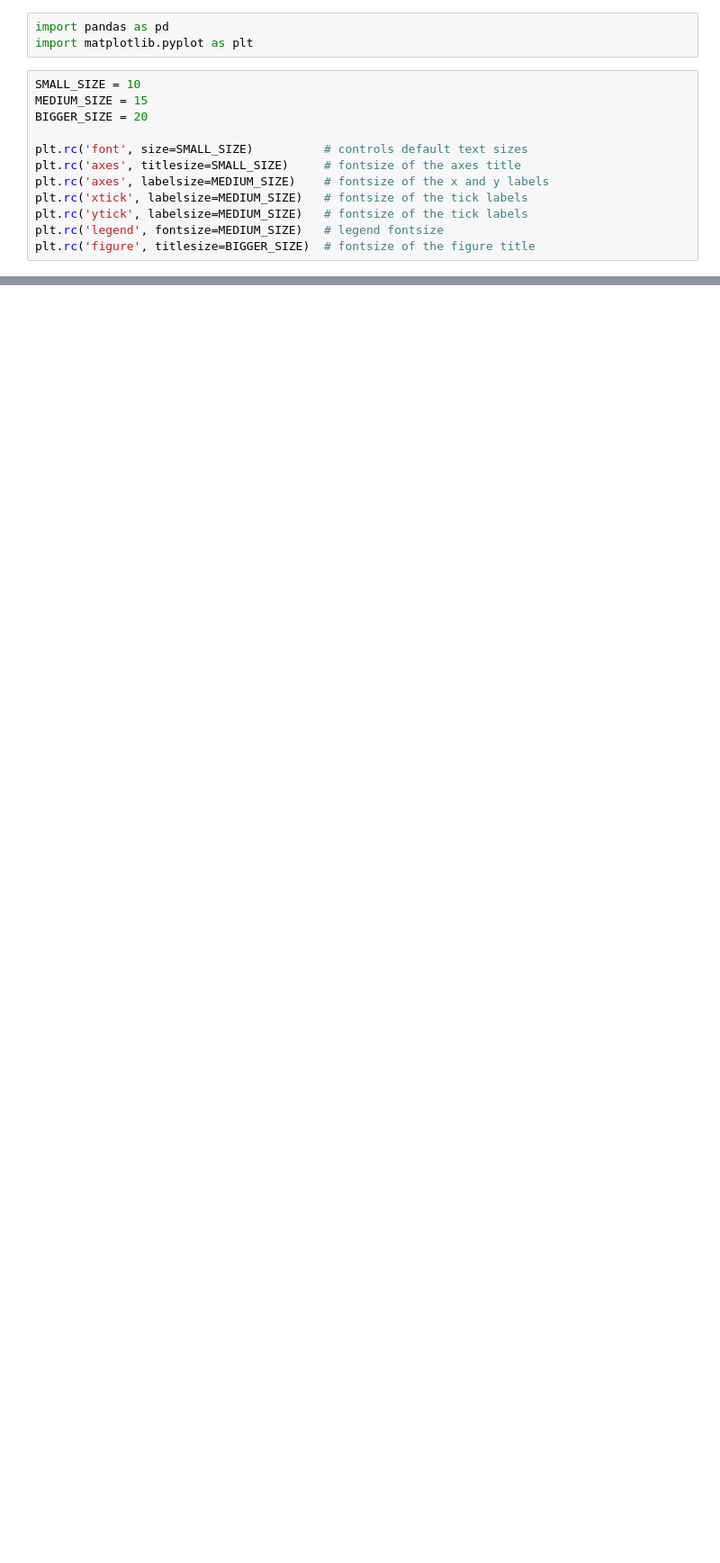
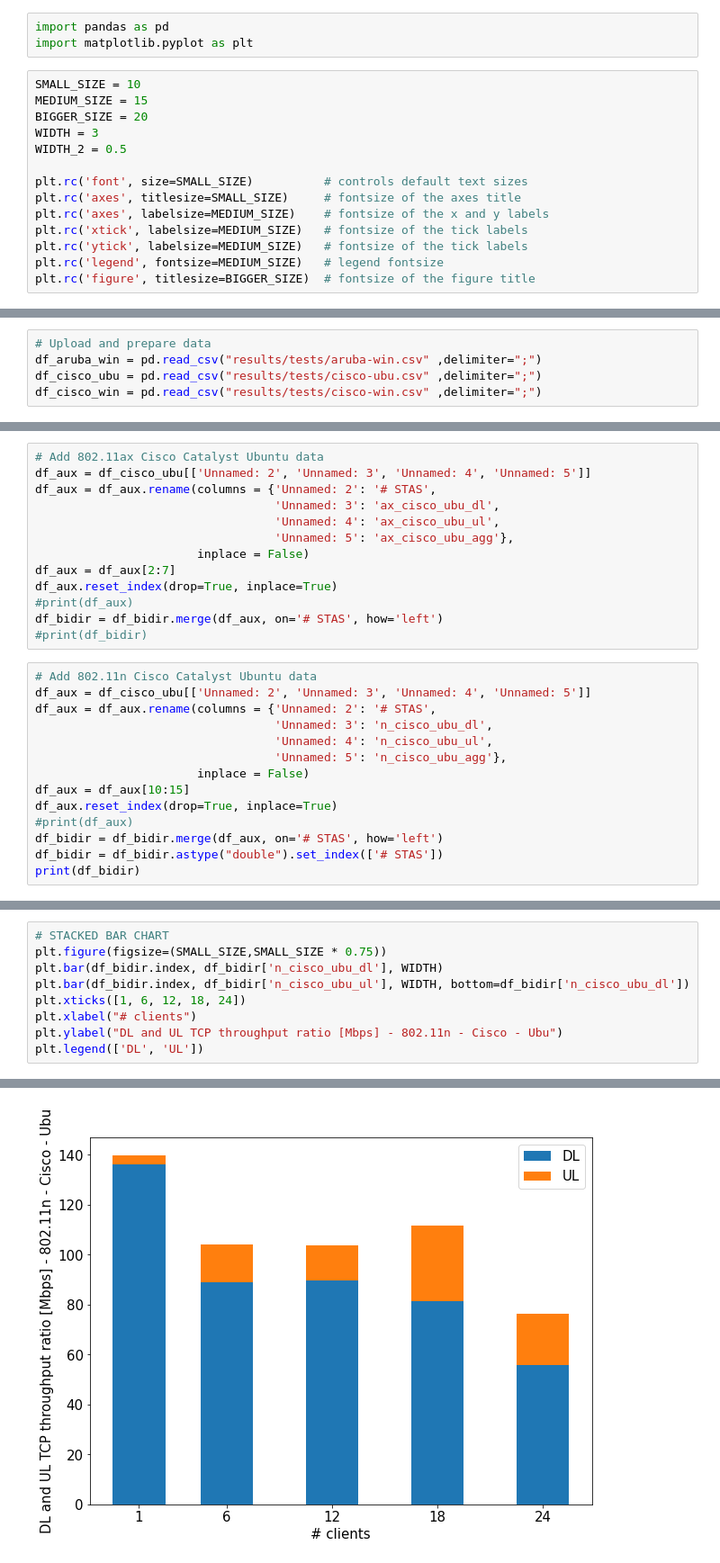
Before and after one commit to ffrommel/802.11ax-simulations, a Jupyter notebook: result-charts.ipynb, the cells around one changed output, grey strips where cells are left out. Shown at 90% size. Cells and saved outputs as stored; diff of their text form; blank space fills up the shorter version.

```diff
--- a/result-charts.ipynb
+++ b/result-charts.ipynb
@@ -5,6 +5,8 @@ import matplotlib.pyplot as plt
 SMALL_SIZE = 10
 MEDIUM_SIZE = 15
 BIGGER_SIZE = 20
+WIDTH = 3
+WIDTH_2 = 0.5
 
 plt.rc('font', size=SMALL_SIZE)          # controls default text sizes
 plt.rc('axes', titlesize=SMALL_SIZE)     # fontsize of the axes title
@@ -59,0 +70,5 @@ plt.legend(['ns-3', 'Komondor'])
+# %%
+# Upload and prepare data
+df_aruba_win = pd.read_csv("results/tests/aruba-win.csv" ,delimiter=";")
+df_cisco_ubu = pd.read_csv("results/tests/cisco-ubu.csv" ,delimiter=";")
+df_cisco_win = pd.read_csv("results/tests/cisco-win.csv" ,delimiter=";")
@@ -59,0 +162,27 @@ plt.legend(['ns-3', 'Komondor'])
+# %%
+# Add 802.11ax Cisco Catalyst Ubuntu data
+df_aux = df_cisco_ubu[['Unnamed: 2', 'Unnamed: 3', 'Unnamed: 4', 'Unnamed: 5']]
+df_aux = df_aux.rename(columns = {'Unnamed: 2': '# STAS',
+                                  'Unnamed: 3': 'ax_cisco_ubu_dl',
+                                  'Unnamed: 4': 'ax_cisco_ubu_ul',
+                                  'Unnamed: 5': 'ax_cisco_ubu_agg'},
+                       inplace = False)
+df_aux = df_aux[2:7]
+df_aux.reset_index(drop=True, inplace=True)
+#print(df_aux)
+df_bidir = df_bidir.merge(df_aux, on='# STAS', how='left')
+#print(df_bidir)
+# %%
+# Add 802.11n Cisco Catalyst Ubuntu data
+df_aux = df_cisco_ubu[['Unnamed: 2', 'Unnamed: 3', 'Unnamed: 4', 'Unnamed: 5']]
+df_aux = df_aux.rename(columns = {'Unnamed: 2': '# STAS',
+                                  'Unnamed: 3': 'n_cisco_ubu_dl',
+                                  'Unnamed: 4': 'n_cisco_ubu_ul',
+                                  'Unnamed: 5': 'n_cisco_ubu_agg'},
+                       inplace = False)
+df_aux = df_aux[10:15]
+df_aux.reset_index(drop=True, inplace=True)
+#print(df_aux)
+df_bidir = df_bidir.merge(df_aux, on='# STAS', how='left')
+df_bidir = df_bidir.astype("double").set_index(['# STAS'])
+print(df_bidir)
@@ -59,0 +228,10 @@ plt.legend(['ns-3', 'Komondor'])
+# %%
+# STACKED BAR CHART
+plt.figure(figsize=(SMALL_SIZE,SMALL_SIZE * 0.75))
+plt.bar(df_bidir.index, df_bidir['n_cisco_ubu_dl'], WIDTH)
+plt.bar(df_bidir.index, df_bidir['n_cisco_ubu_ul'], WIDTH, bottom=df_bidir['n_cisco_ubu_dl'])
+plt.xticks([1, 6, 12, 18, 24])
+plt.xlabel("# clients")
+plt.ylabel("DL and UL TCP throughput ratio [Mbps] - 802.11n - Cisco - Ubu")
+plt.legend(['DL', 'UL'])
+# %% [output]
@@ -59,0 +239 @@ plt.legend(['ns-3', 'Komondor'])
+[figure, added]
```
Also changed, not shown: parts of 22 cells of this notebook.
